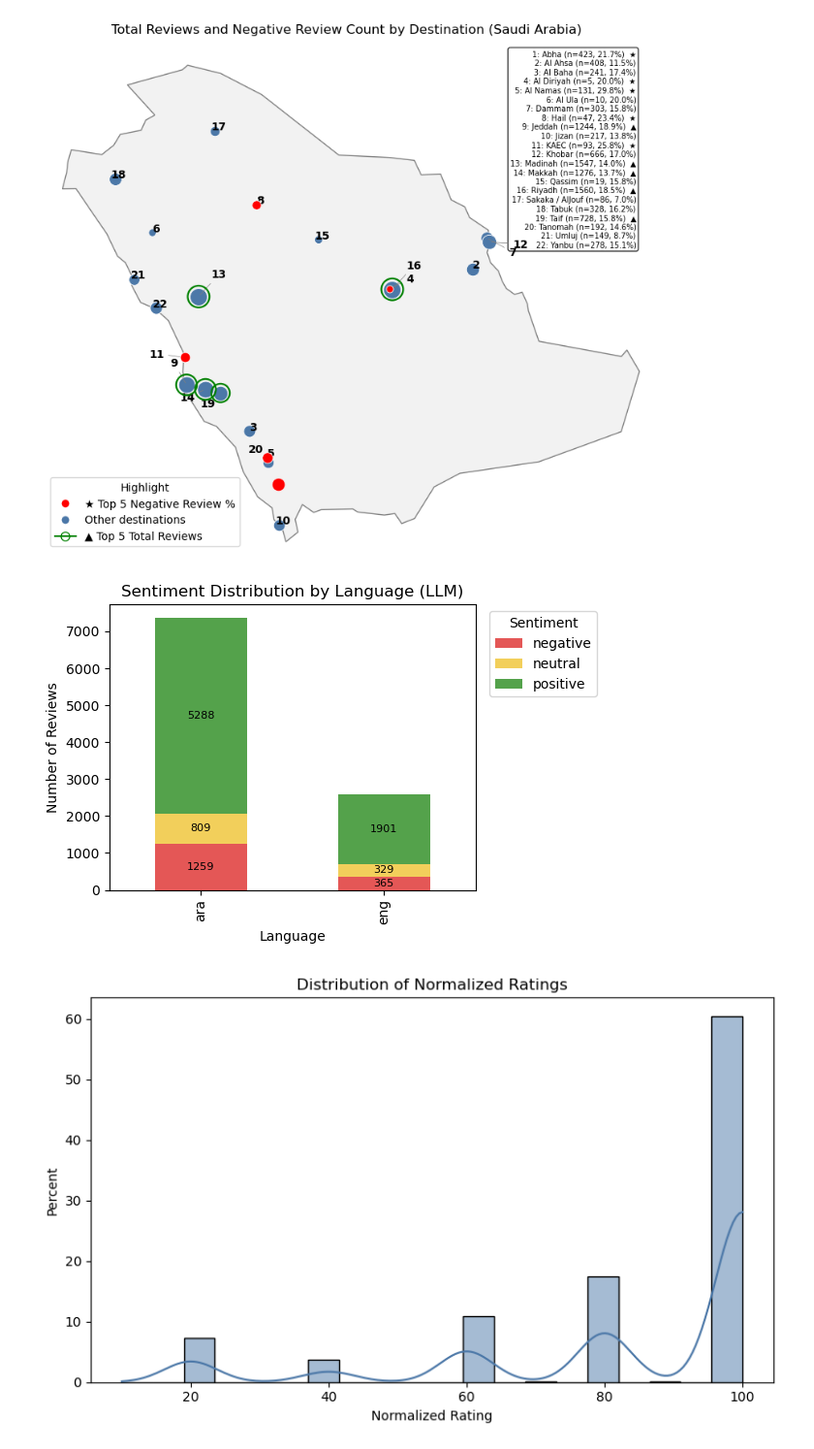
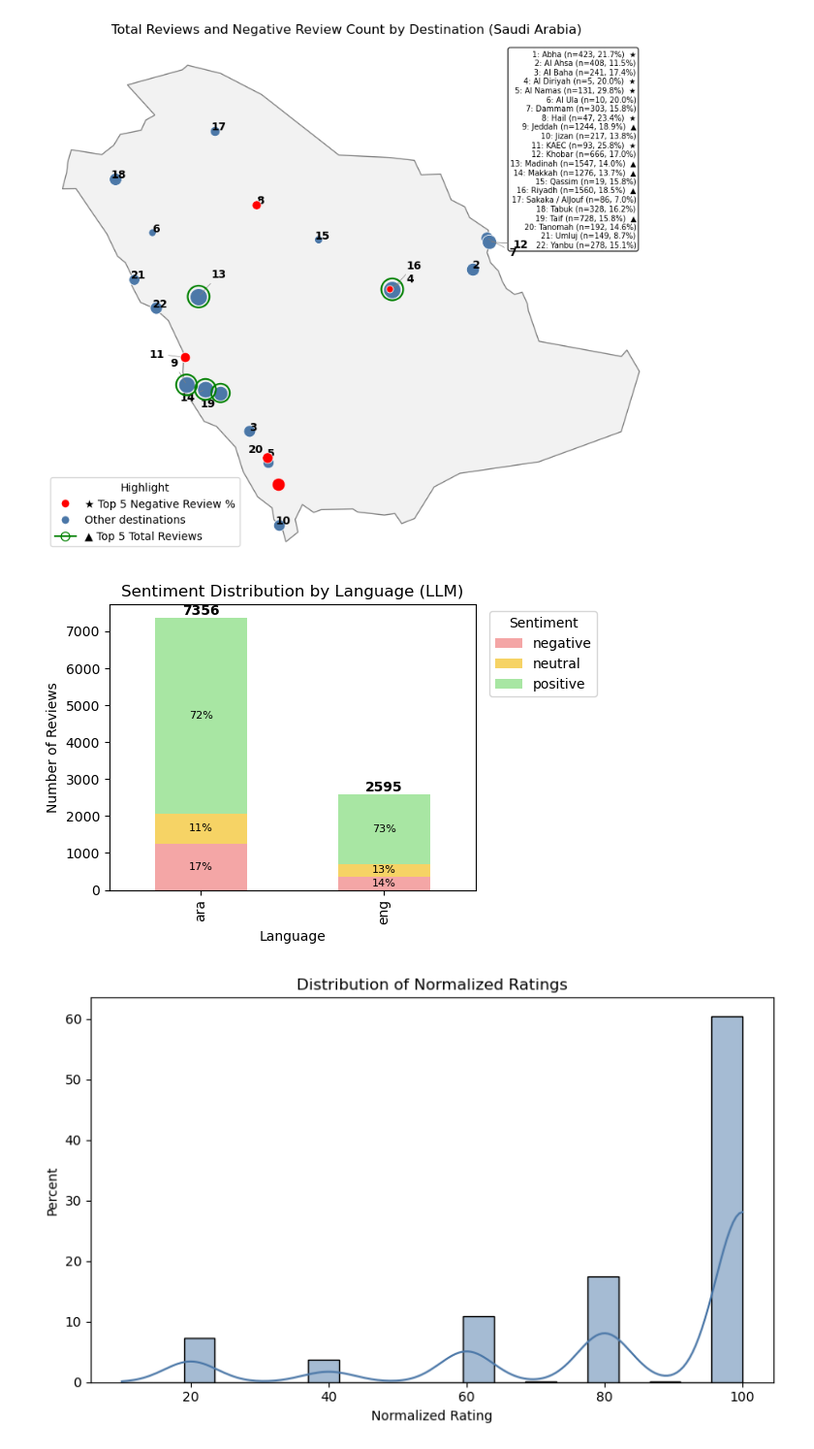
Before and after one commit to jadkrisht98/NLP_Project, a Jupyter notebook: Final_Notebook.ipynb, the cells around one changed output. Shown at 97% size. Drawn from its saved outputs; the diff is of its cells as text; code cells hidden in the pictures.

```diff
--- a/Final_Notebook.ipynb
+++ b/Final_Notebook.ipynb
@@ -294,6 +294,7 @@ final_df = final_df_encoded.groupby(
     'offering_Food & Beverage': 'sum',
     'offering_Retail': 'sum',
     'offering_Tourism Attractions/ Sites': 'sum',
+    'offering_Religious':'sum',
     'destination': list
 })
 
@@ -1005,3 +1006,16 @@ plt.tight_layout()
 plt.show()
 # %% [output]
 [figure]
+# %%
+#total number of offering per review vs sentiment distribution
+final_df['num_offerings'] = final_df[offering_cols].sum(axis=1)
+sentiment_order = ['negative', 'neutral', 'positive']
+sent_rating = pd.crosstab(final_df['sentiment_LLM'], final_df['num_offerings'])
+sent_rating = sent_rating.reindex(sentiment_order)
+plt.figure(figsize=(8, 5))
+sns.heatmap(sent_rating, annot=True, fmt='d', cmap='YlOrRd')
+plt.title('Sentiment vs Number of Offerings Mentioned (LLM)')
+plt.xlabel('Number of Offerings Mentioned')
+plt.ylabel('Sentiment')
+plt.tight_layout()
+plt.show()
@@ -1183,26 +1201,36 @@ plt.show()
 # %%
 #Sentiment Distribution by language
 sent_lang = pd.crosstab(final_df['language'], final_df['sentiment_LLM'])
 sent_lang = sent_lang[[c for c in ['negative', 'neutral', 'positive'] if c in sent_lang.columns]]
 
 ax = sent_lang.plot(
     kind='bar',
     stacked=True,
     figsize=(6, 4),
-    color=[sentiment_colors[c] for c in sent_lang.columns]
+    color=[pastel_colors[c] for c in sent_lang.columns]
 )
 
+# Add percentages in each color segment and total count on top
+totals = sent_lang.sum(axis=1)
 for container in ax.containers:
-    ax.bar_label(container, fmt='%d', label_type='center', fontsize=8)
+    labels = [
+        f"{(v / totals.iloc[i]):.0%}" if v > 0 else ""
+        for i, v in enumerate(container.datavalues)
+    ]
+    ax.bar_label(container, labels=labels, label_type='center', fontsize=8, color='black')
+
+# Total count on top (bold)
+for i, total in enumerate(totals):
+    ax.text(i, total, f"{int(total)}", ha='center', va='bottom', fontweight='bold')
 
 plt.title('Sentiment Distribution by Language (LLM)')
 plt.xlabel('Language')
 plt.ylabel('Number of Reviews')
 plt.legend(title='Sentiment', bbox_to_anchor=(1.02, 1), loc='upper left')
 plt.tight_layout()
 plt.show()
 # %% [output]
-[figure, old version]
+[figure, new version]
 # %%
 # distribution of normalized ratings
 plt.figure(figsize=(8, 5))
```
Also changed, not shown: parts of 11 cells of this notebook, 1 other file.
